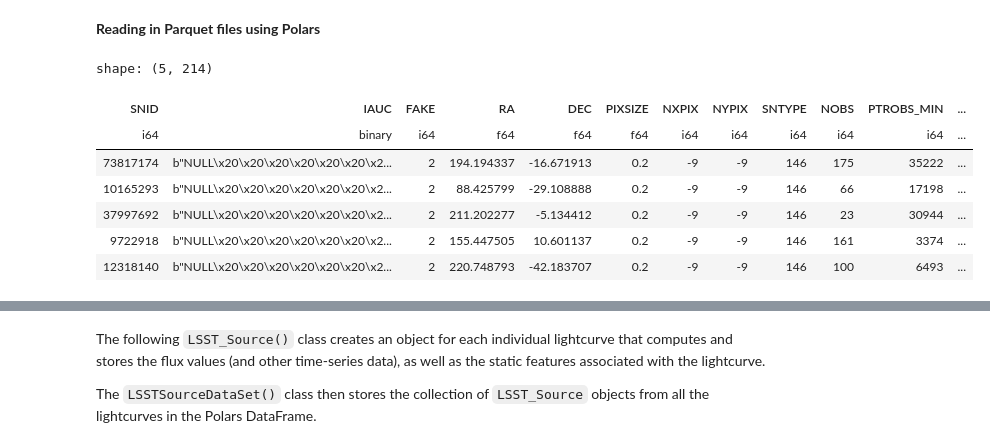
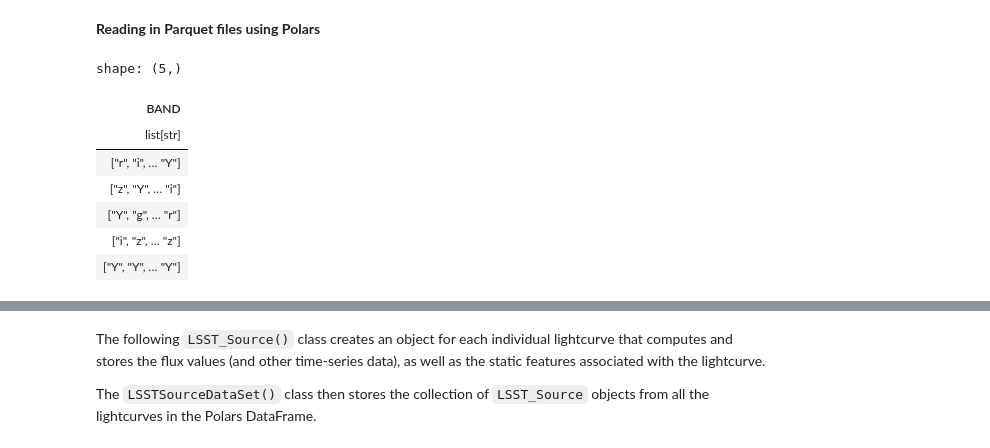
Before and after one commit to arjunchainani/ELAsTiCC-Classification, a Jupyter notebook: AnomalyDetection.ipynb, the cells around one changed output, grey strips where cells are left out. Saved outputs shown, nothing was run; the diff lists cells and outputs as text; code cells hidden in the pictures.

```diff
--- a/AnomalyDetection.ipynb
+++ b/AnomalyDetection.ipynb
@@ -27,15 +27,15 @@ WARNING:tensorflow:From C:\Users\Arjun\Documents\spin\oracle_env\Lib\site-packag
 static_feature_list = ['MWEBV', 'MWEBV_ERR', 'REDSHIFT_HELIO', 'REDSHIFT_HELIO_ERR', 'HOSTGAL_PHOTOZ', 'HOSTGAL_PHOTOZ_ERR', 'HOSTGAL_SPECZ', 'HOSTGAL_SPECZ_ERR', 'HOSTGAL_RA', 'HOSTGAL_DEC', 'HOSTGAL_SNSEP', 'HOSTGAL_ELLIPTICITY', 'HOSTGAL_MAG_u', 'HOSTGAL_MAG_g', 'HOSTGAL_MAG_r', 'HOSTGAL_MAG_i', 'HOSTGAL_MAG_z', 'HOSTGAL_MAG_Y', 'MW_plane_flag', 'ELAIS_S1_flag', 'XMM-LSS_flag', 'Extended_Chandra_Deep_Field-South_flag', 'COSMOS_flag']
 # %%
 train_path = "./../../train_parquet-001.parquet"
-test_path = "./../../test_parquet-002.parquet"
+# test_path = "./../../test_parquet-002.parquet"
 train_parquet = pl.read_parquet(train_path)
-train_parquet.head()
+train_parquet.head()['BAND']
 # %% [output]
-shape: (5, 214)
+shape: (5,)
-| SNID | IAUC | FAKE | RA | DEC | PIXSIZE | NXPIX | NYPIX | SNTYPE | NOBS | PTROBS_MIN | ... |
-| i64 | binary | i64 | f64 | f64 | f64 | i64 | i64 | i64 | i64 | i64 | ... |
-| 73817174 | b"NULL\x20\x20\x20\x20\x20\x20\x2... | 2 | 194.194337 | -16.671913 | 0.2 | -9 | -9 | 146 | 175 | 35222 | ... |
-| 10165293 | b"NULL\x20\x20\x20\x20\x20\x20\x2... | 2 | 88.425799 | -29.108888 | 0.2 | -9 | -9 | 146 | 66 | 17198 | ... |
-| 37997692 | b"NULL\x20\x20\x20\x20\x20\x20\x2... | 2 | 211.202277 | -5.134412 | 0.2 | -9 | -9 | 146 | 23 | 30944 | ... |
-| 9722918 | b"NULL\x20\x20\x20\x20\x20\x20\x2... | 2 | 155.447505 | 10.601137 | 0.2 | -9 | -9 | 146 | 161 | 3374 | ... |
-| 12318140 | b"NULL\x20\x20\x20\x20\x20\x20\x2... | 2 | 220.748793 | -42.183707 | 0.2 | -9 | -9 | 146 | 100 | 6493 | ... |
+| BAND |
+| list[str] |
+| ["r", "i", … "Y"] |
+| ["z", "Y", … "i"] |
+| ["Y", "g", … "r"] |
+| ["i", "z", … "z"] |
+| ["Y", "Y", … "Y"] |
```
Also changed, not shown: parts of 12 cells of this notebook.
